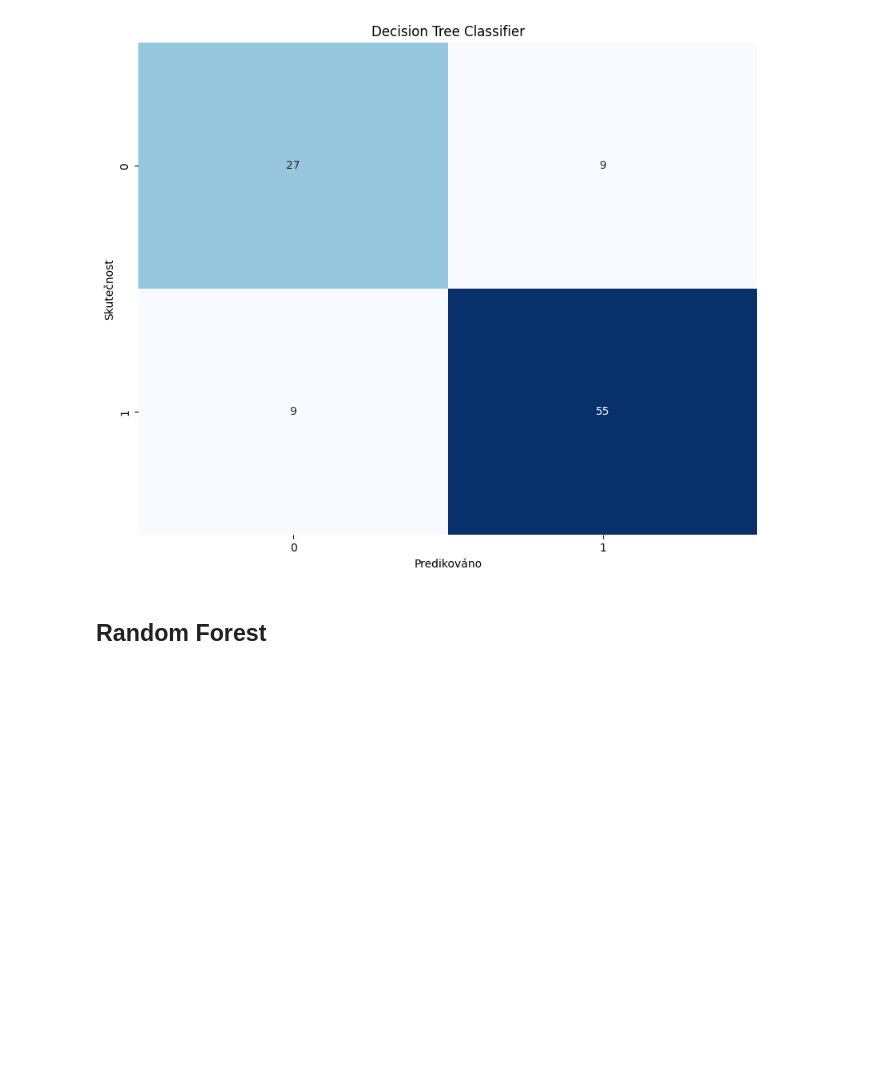
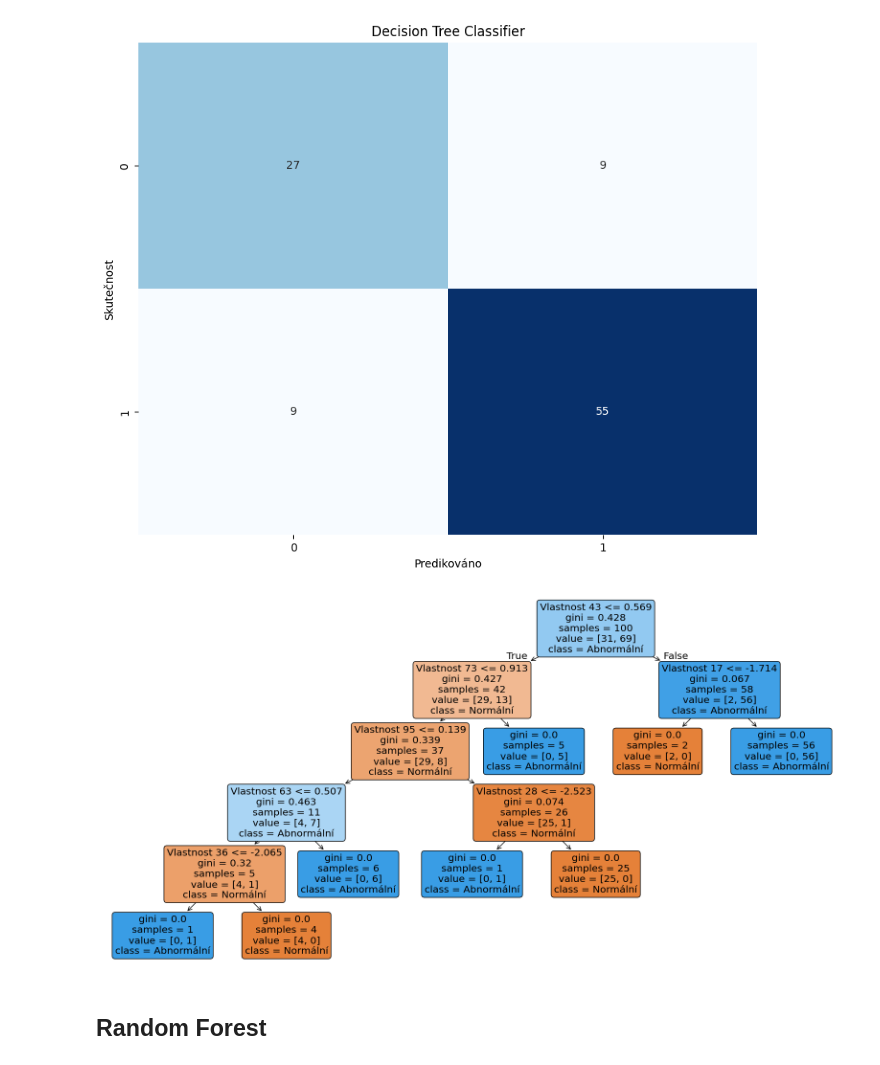
Before and after one commit to SLI0124/semestralni-projekt, a Jupyter notebook: notebooks/classification/ecg200.ipynb, the cells around one changed output. Cells and saved outputs as stored; diff of their text form; code cells hidden in the pictures; blank space fills up the shorter version.

```diff
--- a/notebooks/classification/ecg200.ipynb
+++ b/notebooks/classification/ecg200.ipynb
@@ -247,6 +267,18 @@ plt.title('Decision Tree Classifier')
 plt.show()
 # %% [output]
 [figure]
+# %%
+plt.figure(figsize=(20, 10), facecolor='white')
+plot_tree(
+    dt,
+    feature_names=[f"Vlastnost {i}" for i in range(X_train.shape[1])],
+    class_names=["Normální", "Abnormální"],
+    filled=True,
+    rounded=True
+)
+plt.show()
+# %% [output]
+[figure, added]
 # %% [markdown]
 ## Random Forest
 # %%
```
Also changed, not shown: parts of 2 cells of this notebook, 2 other files.
